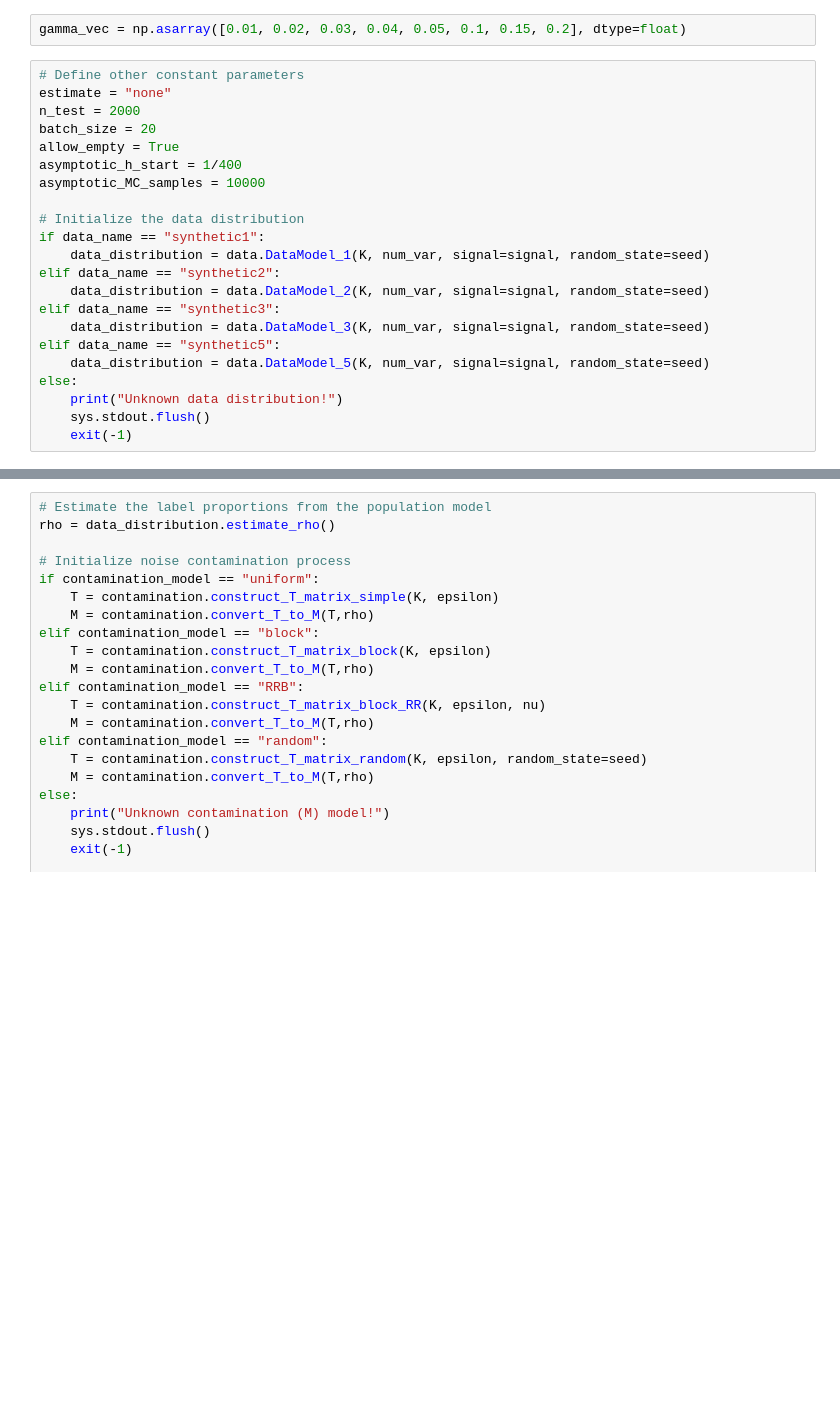
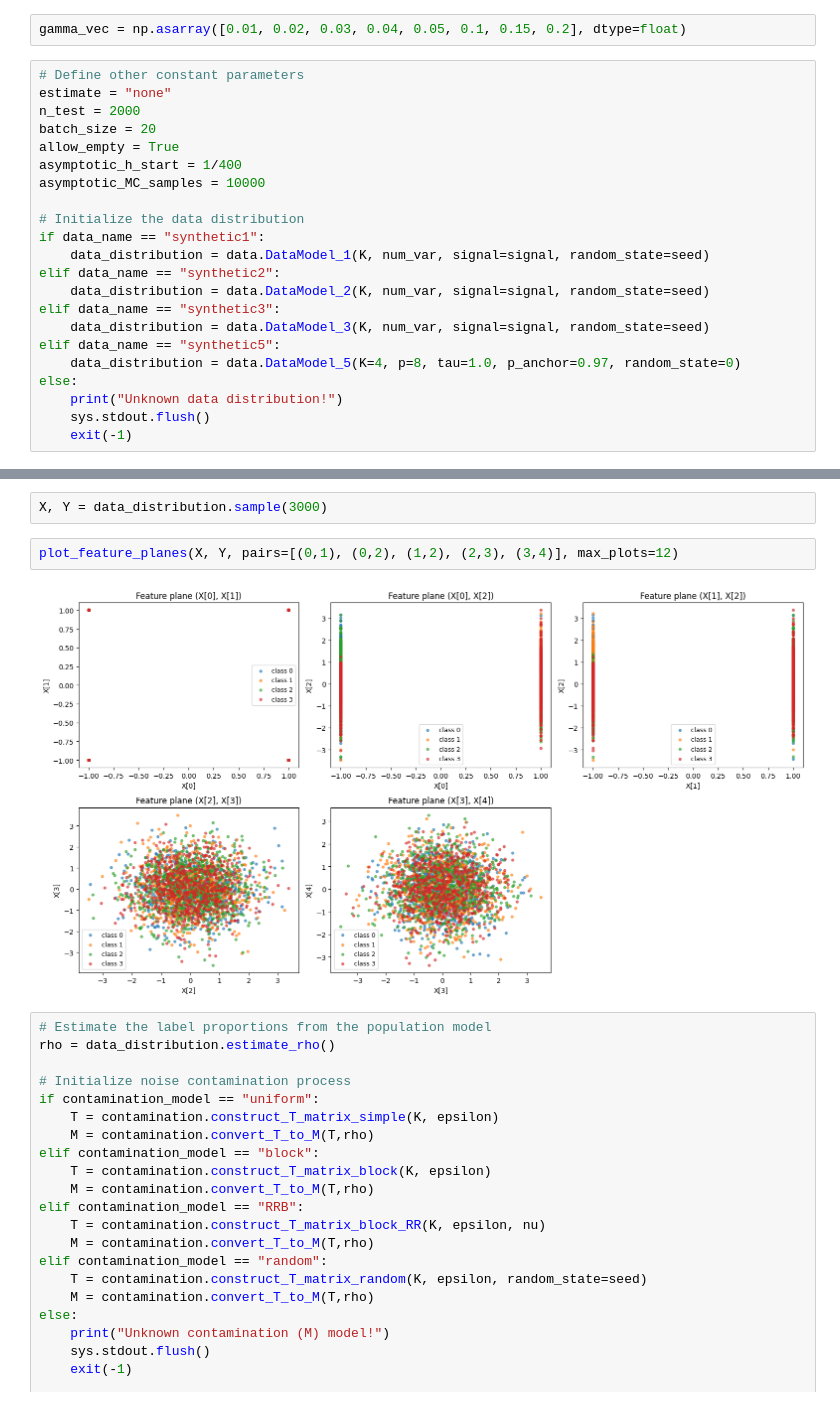
Before and after one commit to tbortolotti/marginal-noise-adaptive-conformal, a Jupyter notebook: experiments/exp_ap_nb.ipynb, the cells around one changed output, grey strips where cells are left out. Drawn from its saved outputs; the diff is of its cells as text; blank space fills up the shorter version.

```diff
--- a/experiments/exp_ap_nb.ipynb
+++ b/experiments/exp_ap_nb.ipynb
@@ -439,7 +455,7 @@ elif data_name == "synthetic2":
 elif data_name == "synthetic3":
     data_distribution = data.DataModel_3(K, num_var, signal=signal, random_state=seed)
 elif data_name == "synthetic5":
-    data_distribution = data.DataModel_5(K, num_var, signal=signal, random_state=seed)
+    data_distribution = data.DataModel_5(K=4, p=8, tau=1.0, p_anchor=0.97, random_state=0)
 else:
     print("Unknown data distribution!")
     sys.stdout.flush()
@@ -447,3 +586,9 @@ else:
+# %%
+X, Y = data_distribution.sample(3000)
+# %%
+plot_feature_planes(X, Y, pairs=[(0,1), (0,2), (1,2), (2,3), (3,4)], max_plots=12)
+# %% [output]
+[figure, added]
 # %%
 # Estimate the label proportions from the population model
 rho = data_distribution.estimate_rho()
```
Also changed, not shown: parts of 14 cells of this notebook, 5 other files.
